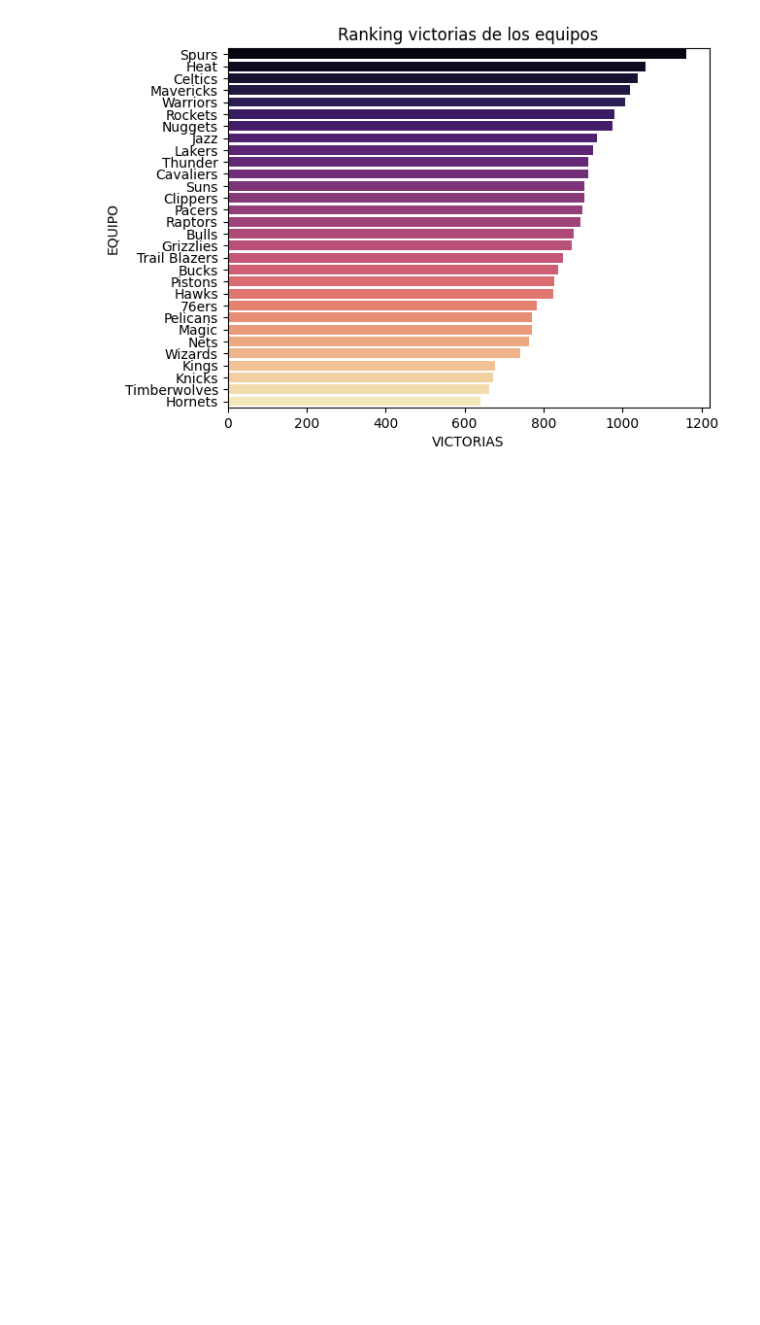
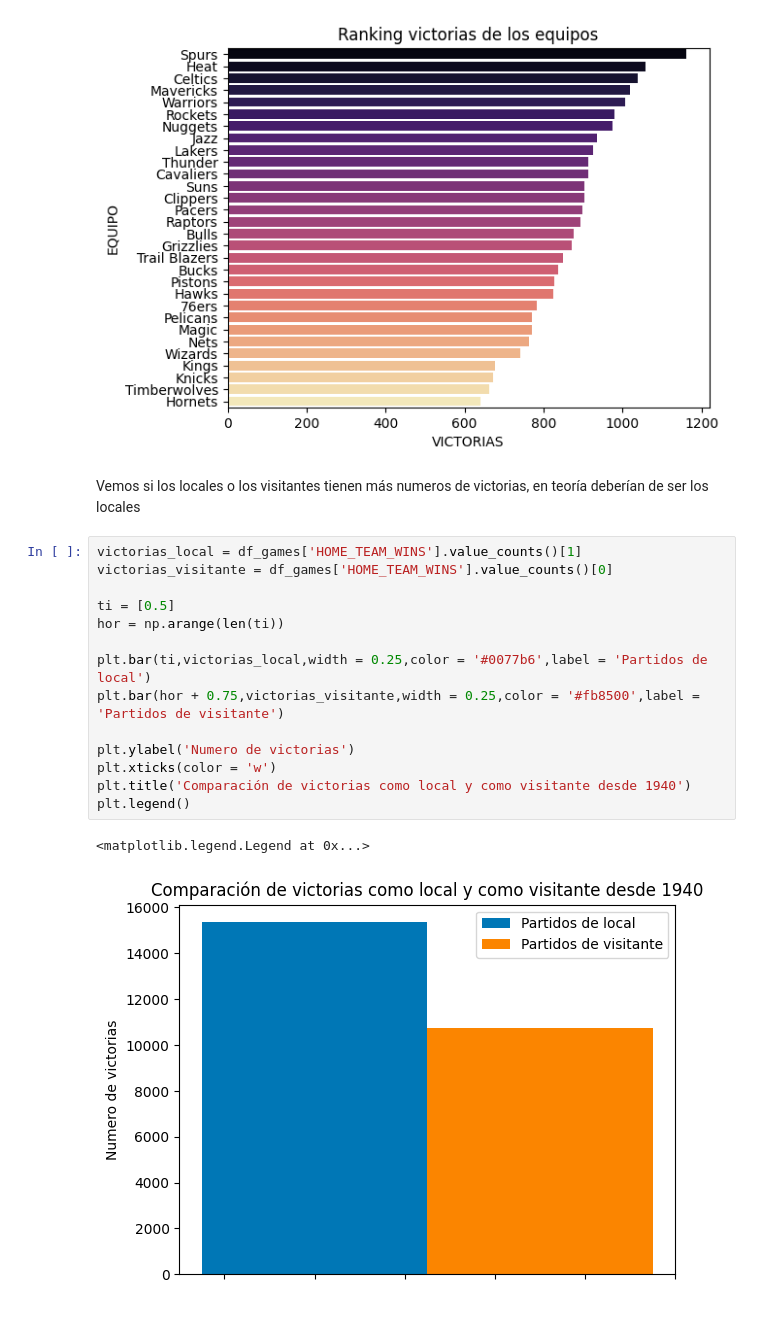
Before and after one commit to dcristobalhMad/ml-entrega2, a Jupyter notebook: entrega.ipynb, the cells around one changed output. Saved outputs shown, nothing was run; the diff lists cells and outputs as text; blank space fills up the shorter version.

Commit message:
Feat: add plot w/ match local wins

```diff
--- a/entrega.ipynb
+++ b/entrega.ipynb
@@ -871,3 +871,22 @@ top_win.columns = ['EQUIPO', 'VICTORIAS']
 tw = sns.barplot(data=top_win, x='VICTORIAS', y='EQUIPO', palette = 'magma').set(title='Ranking victorias de los equipos')
 # %% [output]
 [figure]
+# %% [markdown]
+Vemos si los locales o los visitantes tienen más numeros de victorias, en teoría deberían de ser los locales
+# %%
+victorias_local = df_games['HOME_TEAM_WINS'].value_counts()[1]
+victorias_visitante = df_games['HOME_TEAM_WINS'].value_counts()[0]
+
+ti = [0.5]
+hor = np.arange(len(ti))
+
+plt.bar(ti,victorias_local,width = 0.25,color = '#0077b6',label = 'Partidos de local')
+plt.bar(hor + 0.75,victorias_visitante,width = 0.25,color = '#fb8500',label = 'Partidos de visitante')
+
+plt.ylabel('Numero de victorias')
+plt.xticks(color = 'w')
+plt.title('Comparación de victorias como local y como visitante desde 1940')
+plt.legend()
+# %% [output]
+<matplotlib.legend.Legend at 0x...>
+[figure, added]
```
Also changed, not shown: parts of 5 cells of this notebook.
